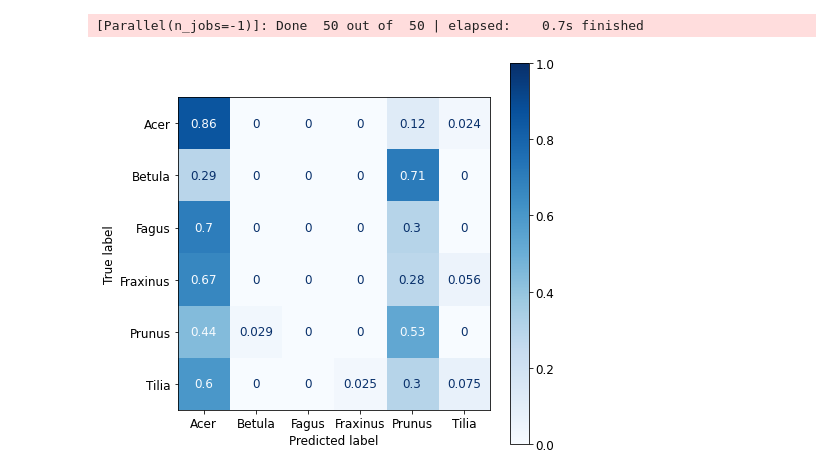
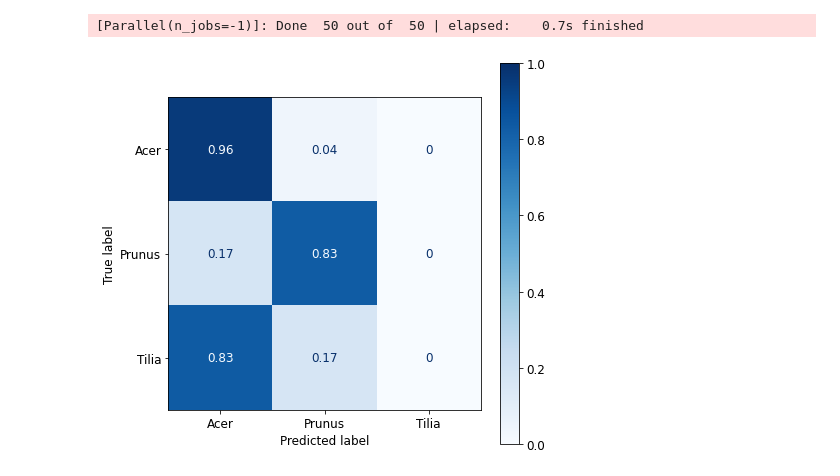
Before and after one commit to alekszaf/MRes_jupyter, a Jupyter notebook: Classification_functions.ipynb, the cells around one changed output. Saved outputs shown, nothing was run; the diff lists cells and outputs as text; code cells hidden in the pictures.

```diff
--- a/Classification_functions.ipynb
+++ b/Classification_functions.ipynb
@@ -120,7 +120,7 @@ import matplotlib
 matplotlib.rcParams.update({'font.size': 12})
 # %%
 # Load the dataset
-data = load_raw_data('rgb_features.csv')
+data = load_raw_data('geometric_features.csv')
 
 # Split the data into features (X) and target (y)
 X, y = feature_target(data)
@@ -178,15 +178,15 @@ hyperparameter_tuning(ada, param_grid_ada, X_train, y_train)
 # %%
 # Support Vector Machines
 
 model, y_pred = train_SVM(X_train, y_train)
 
 #print_metrics(y_test, y_pred, X_test, model)
 
-conf_matrix(model, X_test, y_test, 'SVM_rgb_norm.eps')
+conf_matrix(model, X_test, y_test, 'SVM_3cat_norm.png')
 
 #output_performance_report(y_test, y_pred, 'SVM_6cat_50balanced.csv')
 # %% [output]
-[figure, old version]
+[figure, new version]
 # %%
 # Random Forest
 
```
Also changed, not shown: parts of 2 cells of this notebook.
